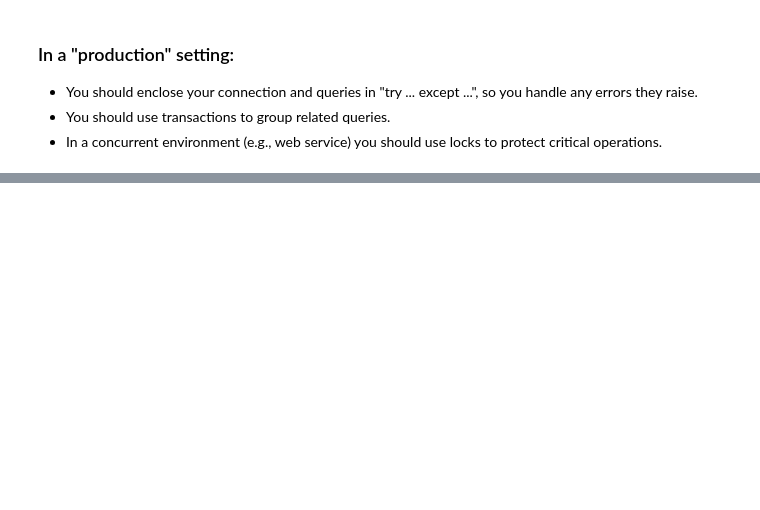
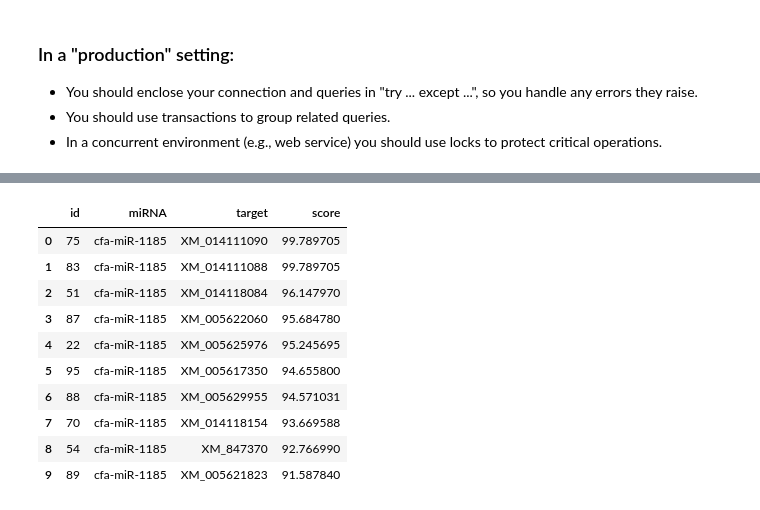
Before and after one commit to Kabilan108/drexel-coursework, a Jupyter notebook: bmes550/3_db/db.ipynb, the cells around one changed output, grey strips where cells are left out. Cells and saved outputs as stored; diff of their text form; code cells hidden in the pictures; blank space fills up the shorter version.

```diff
--- a/bmes550/3_db/db.ipynb
+++ b/bmes550/3_db/db.ipynb
@@ -103,8 +171,0 @@ print(rows[0][2])
-# %%
-# The output doesn't look pretty. Let's make it look prettier by converting it into a pandas data structure
-cur.execute("SELECT * FROM students;");
-rows=cur.fetchall();
-from pandas import DataFrame
-df = DataFrame(rows)
-df.columns = [x[0] for x in cur.description]
-display(df) #display() is ipython-specific. In non-ipython script, you can use print(df)
@@ -410,0 +524,12 @@ items=['apple','3','red'];
+# %%
+# Download the a gzfile from MiRDB and read it line by line
+url = "http://mirdb.org/download/miRDB_v6.0_prediction_result.txt.gz"
+gzfile = '/mnt/z/db/miRDB_v6.0_prediction_result.txt.gz'
+if not os.path.exists(gzfile):
+    urlretrieve(url, '/mnt/z/db/miRDB_v6.0_prediction_result.txt.gz');
+
+with gzip.open(gzfile, 'rb') as file:
+    for i, line in enumerate(file):
+        parts = line.strip().split(b'\t')
+        print(parts)
+        if i > 10: break
@@ -410,0 +549,52 @@ items=['apple','3','red'];
+# %%
+# Create a database to store the data
+DB_PATH = pathlib.Path('/mnt/z/db/mirdb_test.sqlite')
+
+conn = sqlite3.connect( DB_PATH )
+cur = conn.cursor()
+
+# Create a table to store the data
+cur.execute("""
+DROP TABLE IF EXISTS mirdb_predicted;
+""")
+
+conn.execute("""
+CREATE TABLE IF NOT EXISTS mirdb_predicted (
+    id INTEGER PRIMARY KEY,
+    miRNA VARCHAR(30) COLLATE NOCASE,
+    target VARCHAR(30) COLLATE NOCASE,
+    score FLOAT
+)
+""")
+
+# Read the gzfile line by line and insert the data into the database
+with gzip.open(gzfile, 'rb') as file:
+    for i, line in enumerate(file):
+        parts = line.strip().split(b'\t')
+
+        cur.execute(f"""
+            INSERT INTO mirdb_predicted (miRNA, target, score) VALUES
+            ('%s', '%s', '%f');
+        """ % (parts[0].decode('utf-8'), parts[1].decode('utf-8'), float(parts[2])))
+
+        if i == 100:
+            conn.commit()
+            break
+
+# Look at the data
+select("SELECT * FROM mirdb_predicted ORDER BY score DESC LIMIT 10;")
+
+# Close the connection when done so the connection is "released"
+conn.close()
+# %% [output]
+|  | id | miRNA | target | score |
+| 0 | 75 | cfa-miR-1185 | XM_014111090 | 99.789705 |
+| 1 | 83 | cfa-miR-1185 | XM_014111088 | 99.789705 |
+| 2 | 51 | cfa-miR-1185 | XM_014118084 | 96.147970 |
+| 3 | 87 | cfa-miR-1185 | XM_005622060 | 95.684780 |
+| 4 | 22 | cfa-miR-1185 | XM_005625976 | 95.245695 |
+| 5 | 95 | cfa-miR-1185 | XM_005617350 | 94.655800 |
+| 6 | 88 | cfa-miR-1185 | XM_005629955 | 94.571031 |
+| 7 | 70 | cfa-miR-1185 | XM_014118154 | 93.669588 |
+| 8 | 54 | cfa-miR-1185 | XM_847370 | 92.766990 |
+| 9 | 89 | cfa-miR-1185 | XM_005621823 | 91.587840 |
```
Also changed, not shown: parts of 78 cells of this notebook.
